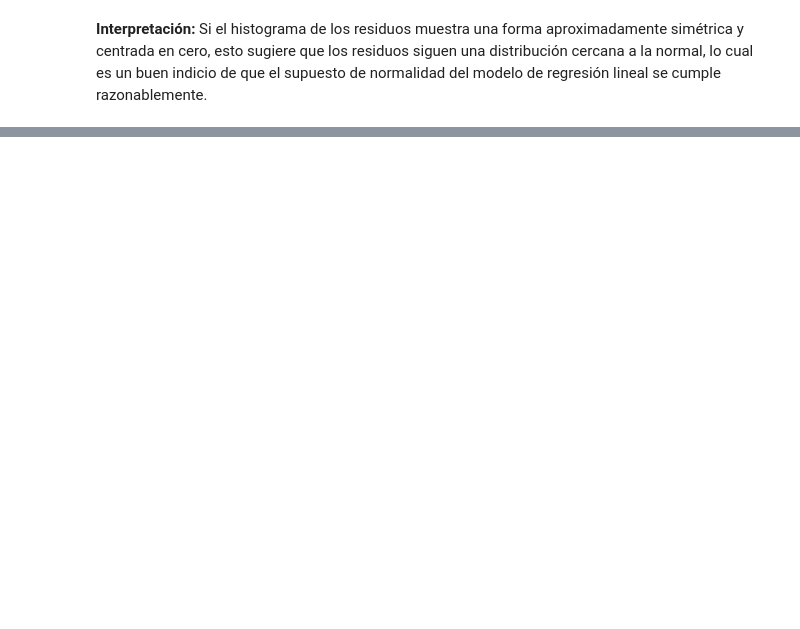
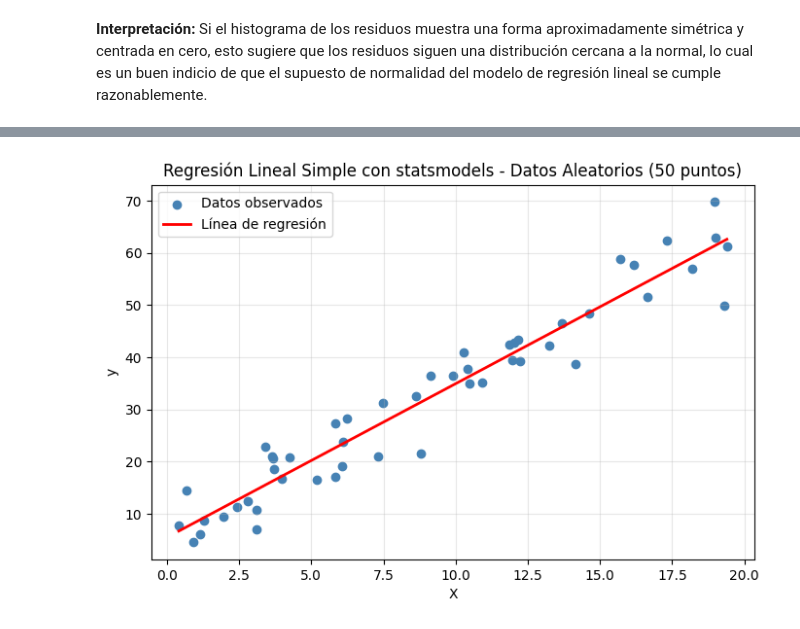
Before and after one commit to APES-M-JeissonS-JuanB/Sesion_4_Regresion_lineal_simple_y_Analisis_de_varianza, a Jupyter notebook: Sanchez_Jeisson_y_Bogota_Juan_CasoEstudio_sesion4.ipynb, the cells around one changed output, grey strips where cells are left out. Saved outputs shown, nothing was run; the diff lists cells and outputs as text; code cells hidden in the pictures; blank space fills up the shorter version.

```diff
--- a/Sanchez_Jeisson_y_Bogota_Juan_CasoEstudio_sesion4.ipynb
+++ b/Sanchez_Jeisson_y_Bogota_Juan_CasoEstudio_sesion4.ipynb
@@ -153,0 +171,10 @@ plt.show()
+# %%
+# Generar datos simulados
+np.random.seed(42)
+X_p3 = 2 * np.random.rand(50, 1) * 10
+y_p3 = 5 + 3 * X_p3 + np.random.randn(50, 1) * 5
+
+print("Valores de X:")
+print(X_p3.ravel())
+print("\nValores de y:")
+print(y_p3.ravel())
@@ -153,0 +203,6 @@ plt.show()
+# %%
+X_p3_sm = sm.add_constant(X_p3)
+
+modelo_p3 = sm.OLS(y_p3, X_p3_sm).fit()
+
+modelo_p3.summary()
@@ -153,0 +258,17 @@ plt.show()
+# %%
+# Visualización de los datos, la recta ajustada y la banda de confianza
+y_pred_p3 = modelo_p3.predict(X_p3_sm)
+
+orden = np.argsort(X_p3.ravel())
+
+plt.figure(figsize=(8, 5))
+plt.scatter(X_p3, y_p3, color='steelblue', label='Datos observados')
+plt.plot(X_p3.ravel()[orden], np.asarray(y_pred_p3).ravel()[orden], color='red', linewidth=2, label='Línea de regresión')
+plt.title('Regresión Lineal Simple con statsmodels - Datos Aleatorios (50 puntos)')
+plt.xlabel('X')
+plt.ylabel('y')
+plt.legend()
+plt.grid(alpha=0.3)
+plt.show()
+# %% [output]
+[figure, added]
```
Also changed, not shown: parts of 34 cells of this notebook.
